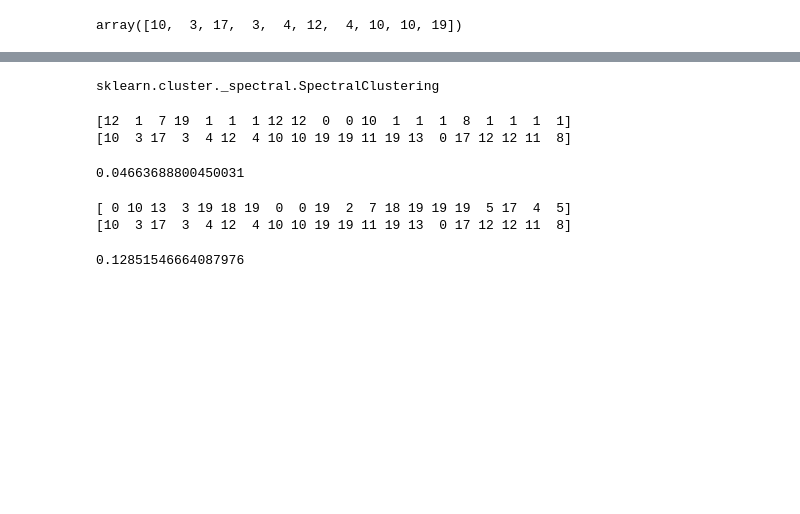
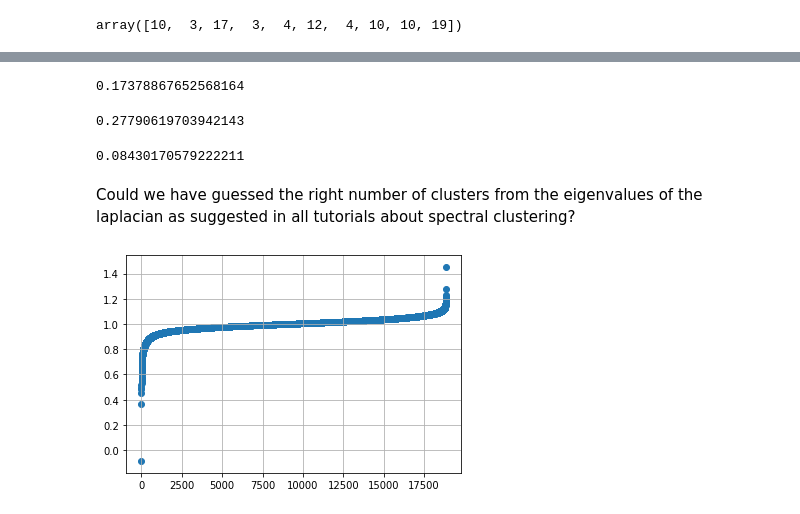
Before and after one commit to nitram-bot/fhnw_lecture, a Jupyter notebook: notebooks/01_Text_Clustering.ipynb, the cells around one changed output, grey strips where cells are left out. Drawn from its saved outputs; the diff is of its cells as text; code cells hidden in the pictures; blank space fills up the shorter version.

```diff
--- a/notebooks/01_Text_Clustering.ipynb
+++ b/notebooks/01_Text_Clustering.ipynb
@@ -49,0 +168,16 @@ matrix([[0.        , 0.        , 0.        , 0.        , 0.        ,
+# %%
+# now we can query the index
+# By computing distances for the k=1000 neares neighbors, we have to store 1000 * 18846 = 18846000
+# distances; but compared to the triangular matrix approach discussed above, we still save 158730435
+# entries in our matrix.
+
+nn = 1000
+neighbors = index.knnQueryBatch(X, k=nn, num_threads=4)
+# %%
+from scipy.sparse import csc_matrix
+# next we construct a sparse matrix with the distances as measured by cosine similarity
+col = np.array([i for n in neighbors for i in n[0].tolist()]) # column indices of nearest neighbors
+row = np.repeat(np.arange(0, len(neighbors)), np.array([len(n[0]) for n in neighbors])) # the row index for each nearest neighbor
+data = np.array([i for n in neighbors for i in n[1].tolist()]) # the distances
+
+connectivity = csc_matrix((data, (row, col)), shape = (X.shape[0], X.shape[0]))
@@ -50,21 +192,52 @@ matrix([[0.        , 0.        , 0.        , 0.        , 0.        ,
 # %%
-solution = SpectralClustering(n_clusters=20, assign_labels='kmeans', affinity='nearest_neighbors',eigen_solver='amg', n_neighbors=10).fit(X)
-type(solution)
+solution = SpectralClustering(n_clusters=20, n_components = 21, assign_labels='discretize',\
+                              affinity='rbf',eigen_solver='amg',\
+                              gamma = 0.7).fit(X)
+metrics.adjusted_rand_score(solution.labels_, target)
 # %% [output]
-sklearn.cluster._spectral.SpectralClustering
+0.17378867652568164
-# %%
-print(f'{solution.labels_[0:20]}\n{target[0:20]}')
-# https://en.wikipedia.org/wiki/Rand_index
-metrics.adjusted_rand_score(solution.labels_, target)
-# %% [output]
-[12  1  7 19  1  1  1 12 12  0  0 10  1  1  1  8  1  1  1  1]
-[10  3 17  3  4 12  4 10 10 19 19 11 19 13  0 17 12 12 11  8]
-0.04663688800450031
+# %%
+# linear kernel instead of cosine_similarity if tf-idf vectors are already normalized
+solution = SpectralClustering(n_clusters=20, n_components = 21, assign_labels='discretize',\
+                              affinity='linear',eigen_solver='amg').fit(X)
+metrics.adjusted_rand_score(solution.labels_, target)
+# %% [output]
+0.27790619703942143
 # %%
 solutionKMeans = KMeans(n_clusters=20, init='k-means++', max_iter=100, n_init=1).fit(X)
-print(f'{solutionKMeans.labels_[0:20]}\n{target[0:20]}')
 metrics.adjusted_rand_score(solutionKMeans.labels_, target)
 # %% [output]
-[ 0 10 13  3 19 18 19  0  0 19  2  7 18 19 19 19  5 17  4  5]
-[10  3 17  3  4 12  4 10 10 19 19 11 19 13  0 17 12 12 11  8]
+0.08430170579222211
-0.12851546664087976
+# %% [markdown]
+Could we have guessed the right number of clusters from the eigenvalues of the laplacian as suggested in all tutorials about spectral clustering?
+# %%
+from scipy.sparse.csgraph import laplacian as csgraph_laplacian
+from sklearn.utils import check_array
+from sklearn.utils import check_random_state
+from sklearn.utils.fixes import lobpcg
+from sklearn.manifold._spectral_embedding import _set_diag
+from scipy import sparse
+from pyamg import smoothed_aggregation_solver
+import matplotlib.pyplot as plt
+
+norm_laplacian = True
+random_state = check_random_state(1234)
+
+laplacian, dd = csgraph_laplacian(connectivity, normed=norm_laplacian, return_diag=True)
+laplacian = check_array(laplacian, dtype=np.float64, accept_sparse=True)
+
+laplacian = _set_diag(laplacian, 1, norm_laplacian)
+diag_shift = 1e-5 * sparse.eye(laplacian.shape[0])
+laplacian += diag_shift
+ml = smoothed_aggregation_solver(check_array(laplacian, 'csr'))
+laplacian -= diag_shift
+n_components = laplacian.shape[0]
+M = ml.aspreconditioner()
+X = random_state.rand(laplacian.shape[0], n_components + 1)
+X[:, 0] = dd.ravel()
+eigs, diffusion_map = lobpcg(laplacian, X, M=M, tol=1.e-5, largest=False)
+plt.scatter(np.arange(len(eigs)), eigs)
+plt.grid()
+plt.show()
+# %% [output]
+[figure, added]
```
Also changed, not shown: parts of 19 cells of this notebook, 4 other files.
